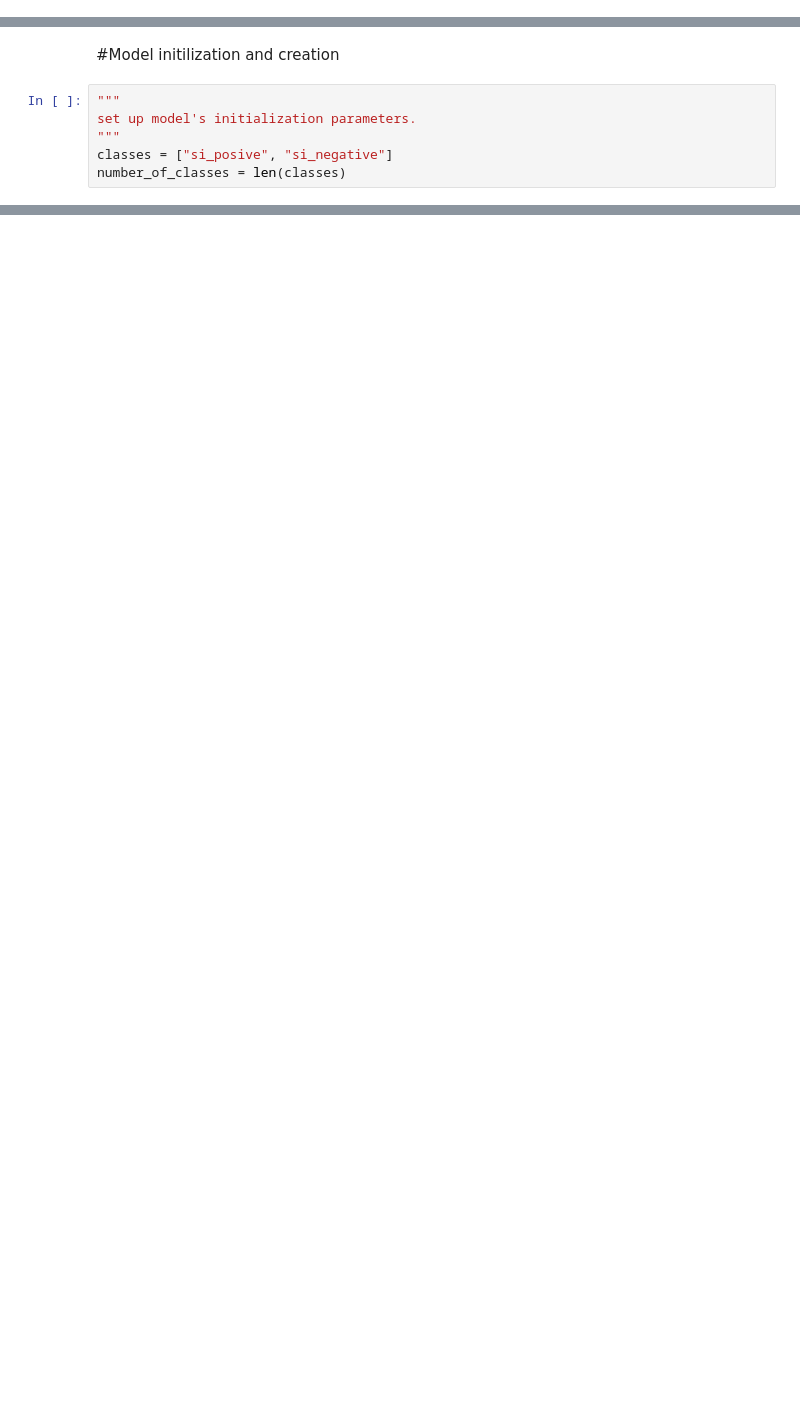
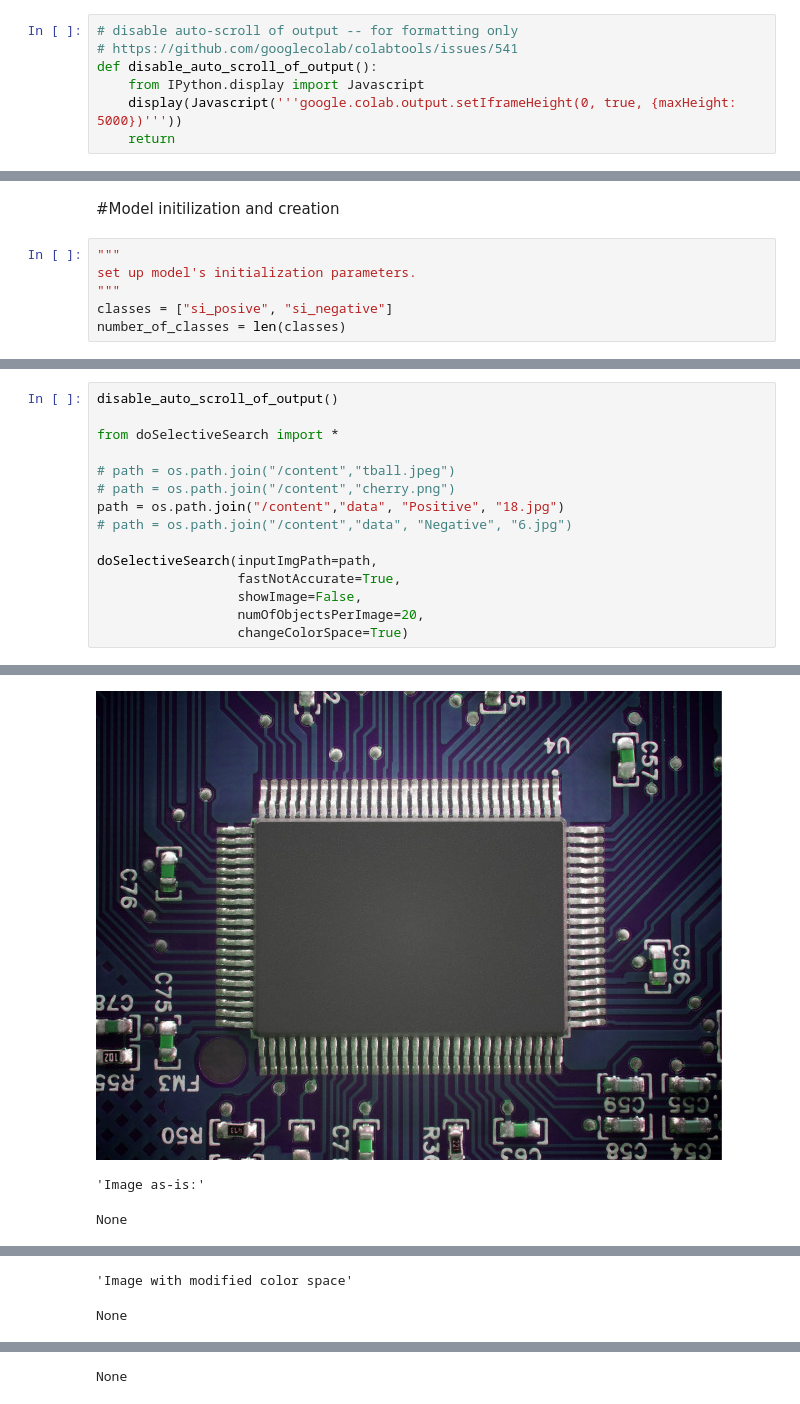
Before and after one commit to Feras-dev/si_harvest_ewaste_nn, a Jupyter notebook: G2_notebook.ipynb, the cells around one changed output, grey strips where cells are left out. Cells and saved outputs as stored; diff of their text form; blank space fills up the shorter version.

```diff
--- a/G2_notebook.ipynb
+++ b/G2_notebook.ipynb
@@ -24 +27,8 @@ import keras
+# %%
+# disable auto-scroll of output -- for formatting only
+# https://github.com/googlecolab/colabtools/issues/541
+def disable_auto_scroll_of_output():
+    from IPython.display import Javascript
+    display(Javascript('''google.colab.output.setIframeHeight(0, true, {maxHeight: 5000})'''))
+    return
 # %%
@@ -142,0 +436,16 @@ number_of_classes = len(classes)
+# %%
+disable_auto_scroll_of_output()
+
+from doSelectiveSearch import *
+
+# path = os.path.join("/content","tball.jpeg")
+# path = os.path.join("/content","cherry.png")
+path = os.path.join("/content","data", "Positive", "18.jpg")
+# path = os.path.join("/content","data", "Negative", "6.jpg")
+
+doSelectiveSearch(inputImgPath=path,
+                  fastNotAccurate=True,
+                  showImage=False,
+                  numOfObjectsPerImage=20,
+                  changeColorSpace=True)
+# %% [output]
@@ -142,0 +453,3 @@ number_of_classes = len(classes)
+[figure, added]
+'Image as-is:'
+None
@@ -142,0 +457,2 @@ number_of_classes = len(classes)
+'Image with modified color space'
+None
@@ -142,0 +462 @@ number_of_classes = len(classes)
+None
```
Also changed, not shown: parts of 31 cells of this notebook.
